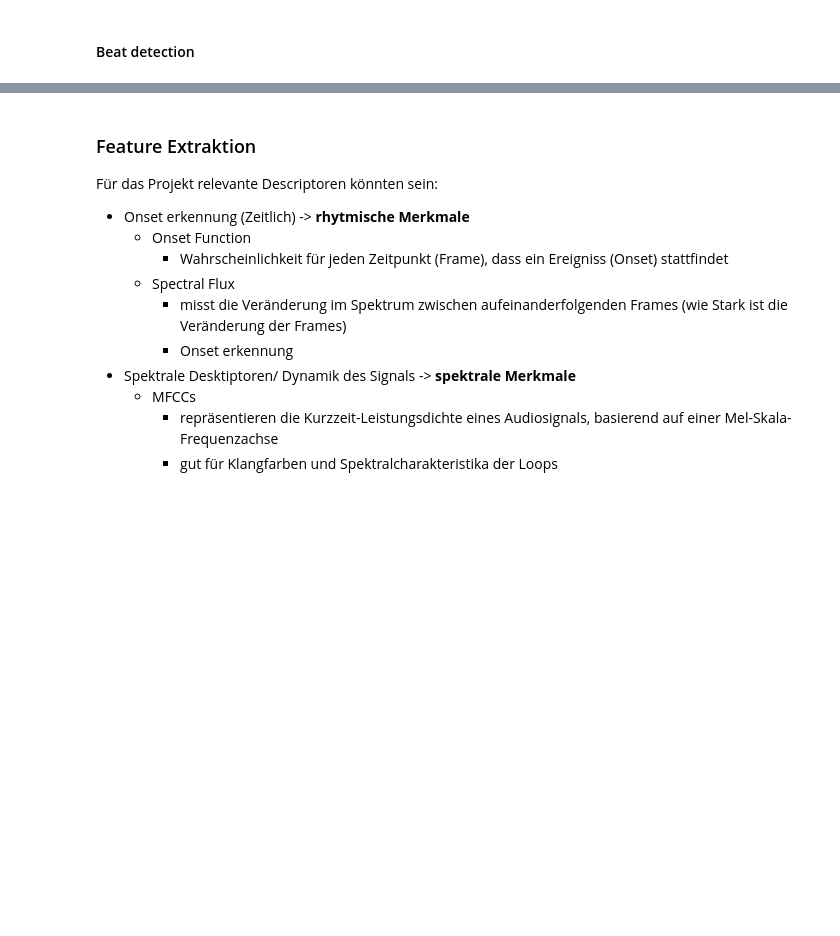
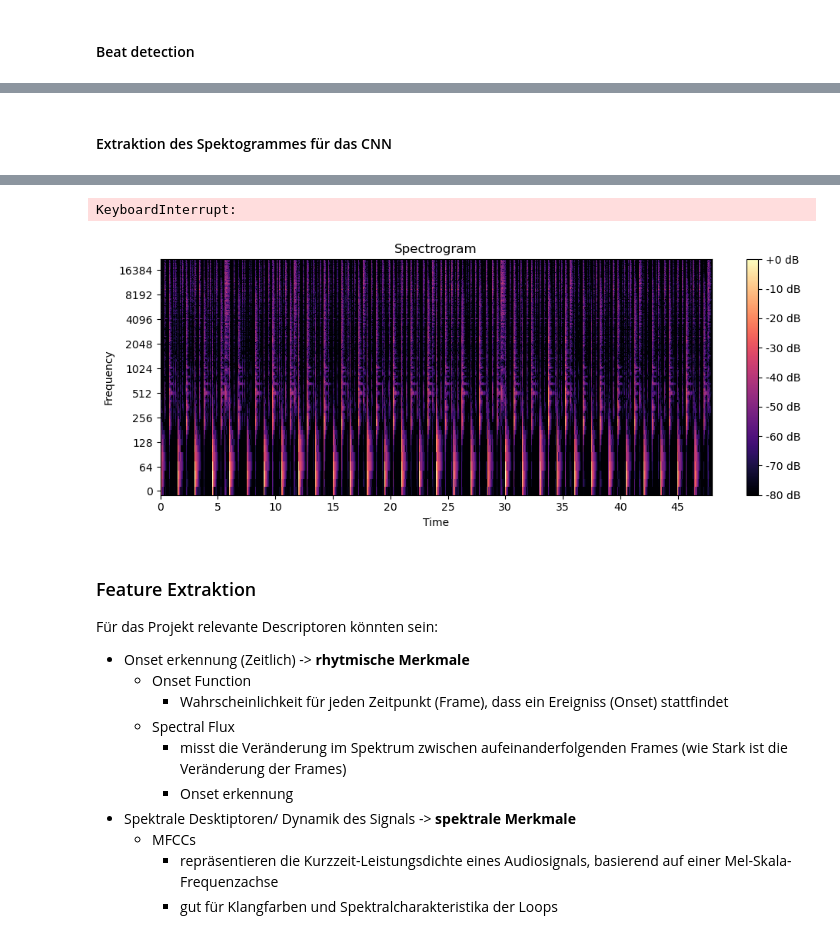
Before and after one commit to Knerten0815/GrooveLens, a Jupyter notebook: groove_feature_extraction.ipynb, the cells around one changed output, grey strips where cells are left out. Cells and saved outputs as stored; diff of their text form; code cells hidden in the pictures; blank space fills up the shorter version.

Commit message:
spectrum extraction gespeichert

```diff
--- a/groove_feature_extraction.ipynb
+++ b/groove_feature_extraction.ipynb
@@ -26,0 +29,66 @@ Current working directory: /Users/vinni/Desktop/Code/Audio Data Science/StyleExt
+# %% [markdown]
+#### Extraktion des Spektogrammes für das CNN
+# %%
+audio_path = "Datasets/groove/drummer1/eval_session/1_funk-groove1_138_beat_4-4.wav"
+
+y, sr = librosa.load(audio_path, sr=None)
+
+# erstellen des Spectogramms
+# Berechnung des STFT
+D = librosa.stft(y)  # STFT des Audiosignals
+S_db = librosa.amplitude_to_db(abs(D), ref=np.max)  # Konvertieren der Amplitude in Dezibel
+
+#Speichern des Spektogramms als Bild
+# Spektrogramm als Bild speichern
+def save_spectrogram_image(S_db, sr, output_path):
+    plt.figure(figsize=(10, 4))
+    librosa.display.specshow(S_db, sr=sr, x_axis='time', y_axis='log')
+    plt.colorbar(format='%+2.0f dB')
+    plt.title('Spectrogram')
+    plt.xlabel('Time')
+    plt.ylabel('Frequency')
+    plt.tight_layout()
+    plt.savefig(output_path, format='png')
+    plt.close()
+
+# Beispielaufruf der Funktion
+output_path = 'Datasets/spectrums/1_funk-groove1_138_beat_4-4.png'
+#save_spectrogram_image(S_db, sr, output_path)
+
+# Verzeichnisstrukturen
+audio_base_path = "Datasets/groove"
+spectrum_base_path = "Datasets/spectrums"
+
+for index, row in data.iterrows():
+    audio_path = os.path.join(audio_base_path, row["audio_filename"])
+
+    # Erstellen des Ausgabe-Pfads
+    relative_path = os.path.relpath(audio_path, audio_base_path)
+    spectrum_path = os.path.join(spectrum_base_path, relative_path)
+    spectrum_dir = os.path.dirname(spectrum_path)
+
+    if os.path.exists(spectrum_path):
+        print(f"File already: {spectrum_path}")
+        continue
+
+    # Audio laden (als numpy-Array (y) und die samplerate (sr))
+    try:
+        y, sr = librosa.load(audio_path, sr=None)
+    except Exception as e:
+        print(f"Error loading {audio_path}: {e}")
+        continue
+
+    # Erstellen des Spektrogramms
+    # Berechnung des STFT
+    D = librosa.stft(y)  # STFT des Audiosignals
+    S_db = librosa.amplitude_to_db(abs(D), ref=np.max)  # Konvertieren der Amplitude in Dezibel
+
+    # Ersetzen der Dateiendung .wav durch .png
+    spectrum_path = spectrum_path.replace('.wav', '.png')
+
+    # Sicherstellen, dass das Zielverzeichnis existiert
+    print(os.makedirs(spectrum_dir, exist_ok=True))
+
+    # Speichern des Spektrogrammbilds
+    save_spectrogram_image(S_db, sr, spectrum_path)
+# %% [output]
@@ -27,3 +115,5 @@ Current working directory: /Users/vinni/Desktop/Code/Audio Data Science/StyleExt
+KeyboardInterrupt:
+[figure, added]
 # %% [markdown]
 ### Feature Extraktion
 Für das Projekt relevante Descriptoren könnten sein:
```
Also changed, not shown: parts of 2 cells of this notebook.
